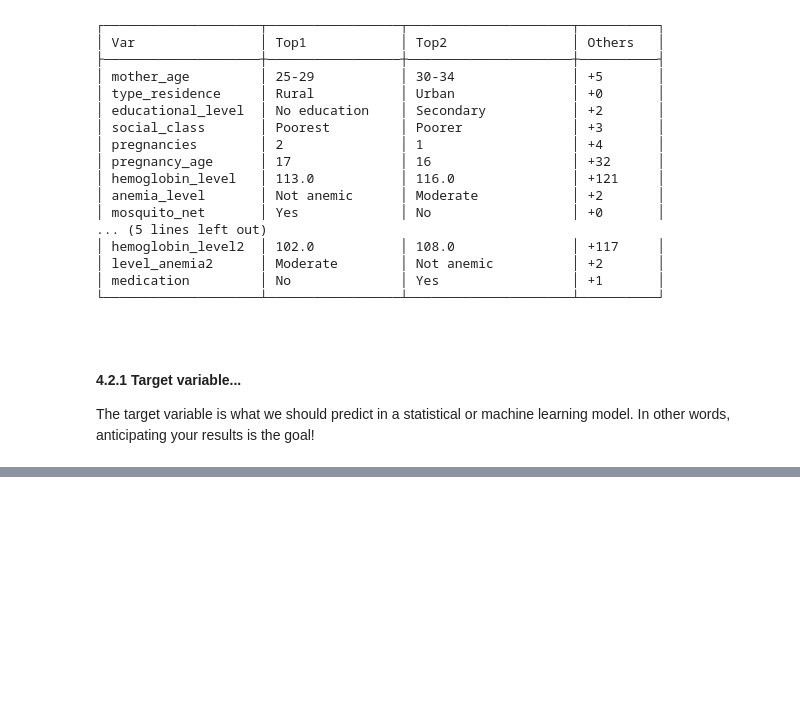
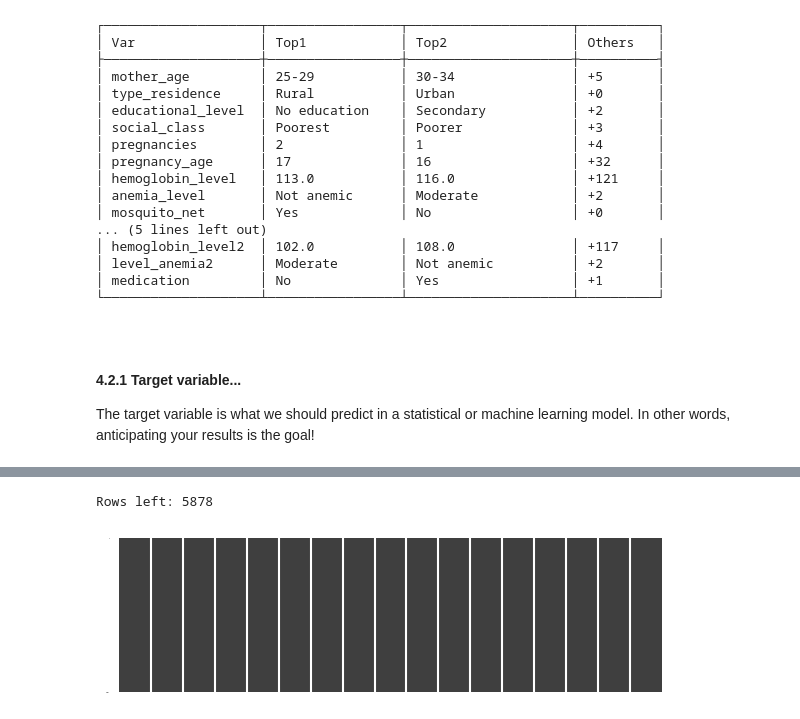
Before and after one commit to mouraxy/data, a Jupyter notebook: ipynb/Anemia Level Classification.ipynb, the cells around one changed output, grey strips where cells are left out. Saved outputs shown, nothing was run; the diff lists cells and outputs as text; code cells hidden in the pictures; blank space fills up the shorter version.

```diff
--- a/ipynb/Anemia Level Classification.ipynb
+++ b/ipynb/Anemia Level Classification.ipynb
@@ -158,0 +188,14 @@ target = 'anemia_level'
+# %%
+df_clean = raw_data.copy()
+# %%
+df_clean = df_clean.dropna()
+# %%
+df_clean = df_clean.drop_duplicates()
+# %%
+print(f'Rows left: {len(df_clean)}')
+# %% [output]
+Rows left: 5878
+# %%
+ms.matrix(df_clean, fontsize=0, labels=False, sparkline=False, figsize=(7, 2));
+# %% [output]
+[figure, added]
```
Also changed, not shown: parts of 20 cells of this notebook.
